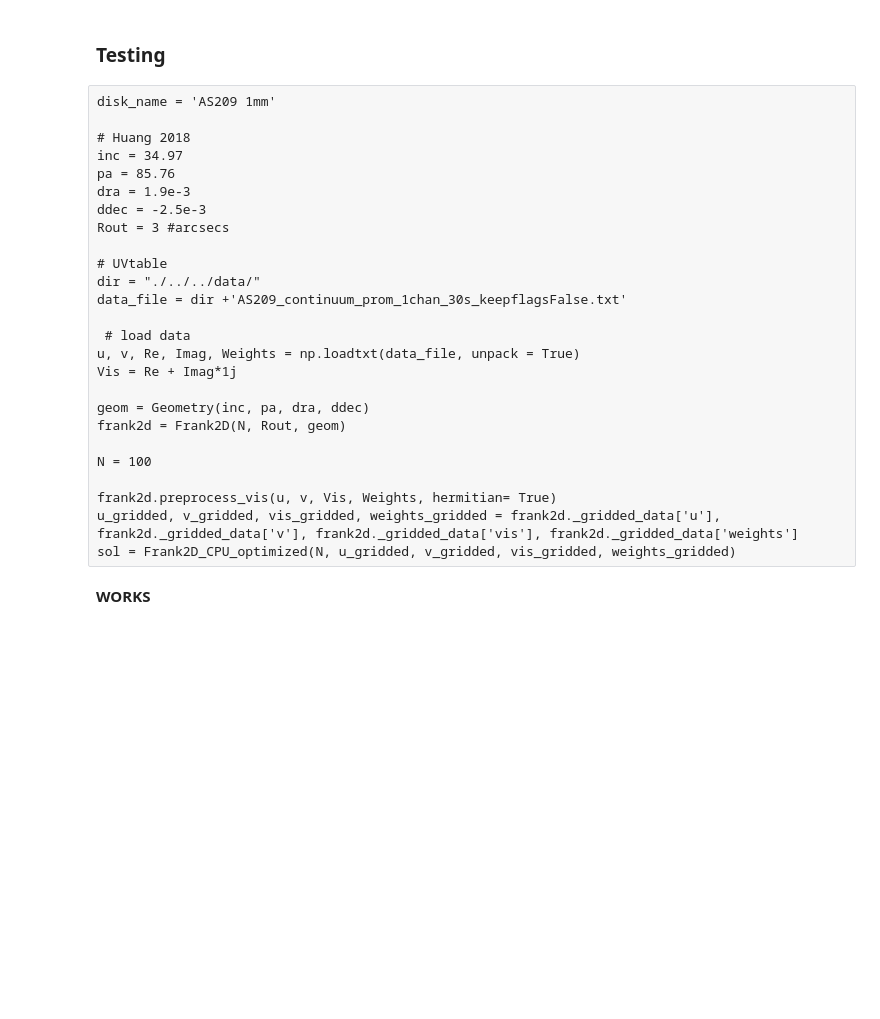
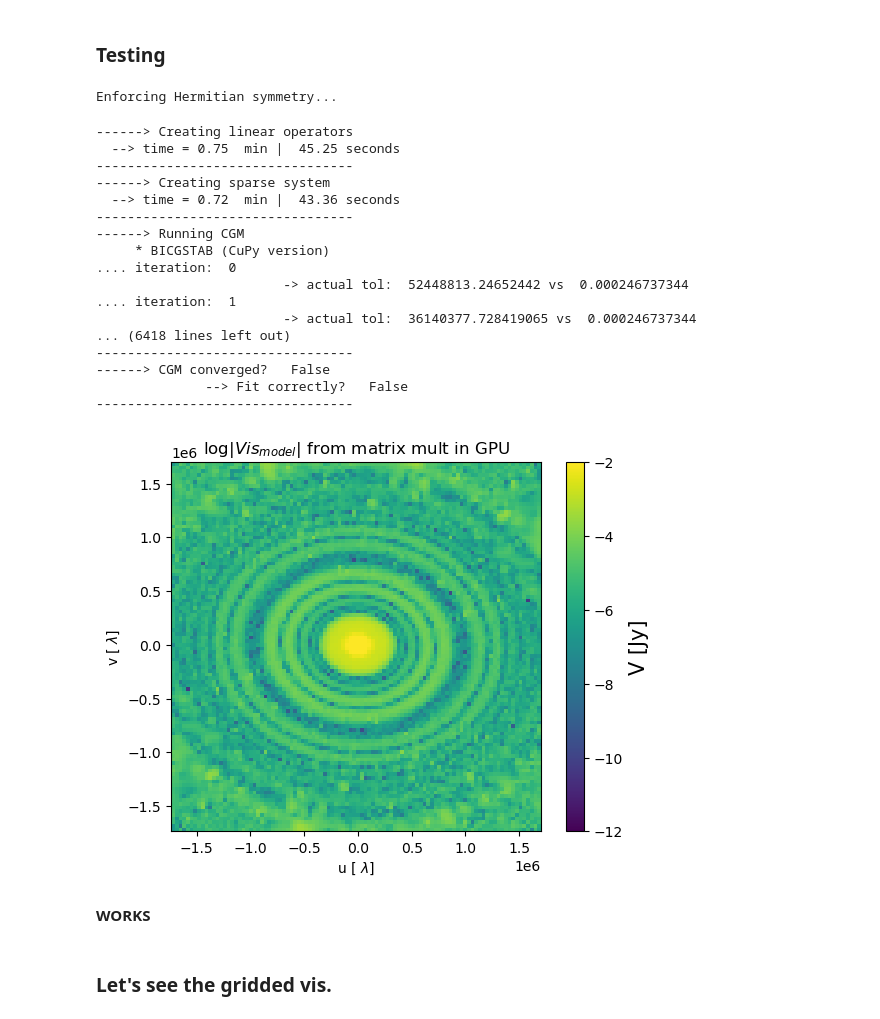
Before and after one commit to mariajmellado/frank2d, a Jupyter notebook: Notebooks/32_May_Frank2D_GPU.ipynb, the cells around one changed output. Cells and saved outputs as stored; diff of their text form; code cells hidden in the pictures; blank space fills up the shorter version.

Commit message:
fix: trying to make the gpu version of BiCGStab work.

```diff
--- a/Notebooks/32_May_Frank2D_GPU.ipynb
+++ b/Notebooks/32_May_Frank2D_GPU.ipynb
@@ -435,31 +487,56 @@ def Frank2D_optimized(N, u_gridded, v_gridded, vis_gridded, weights_gridded, plo
         plt.show()
 # %% [markdown]
 ### Testing
-# %% [raw]
-disk_name = 'AS209 1mm'
-
-# Huang 2018
-inc = 34.97
-pa = 85.76
-dra = 1.9e-3
-ddec = -2.5e-3
-Rout = 3 #arcsecs
-
-# UVtable
-dir = "./../../data/"
-data_file = dir +'AS209_continuum_prom_1chan_30s_keepflagsFalse.txt'
-
- # load data
-u, v, Re, Imag, Weights = np.loadtxt(data_file, unpack = True)
-Vis = Re + Imag*1j
-
-geom = Geometry(inc, pa, dra, ddec)
-frank2d = Frank2D(N, Rout, geom)
-
-N = 100
-
-frank2d.preprocess_vis(u, v, Vis, Weights, hermitian= True)
-u_gridded, v_gridded, vis_gridded, weights_gridded = frank2d._gridded_data['u'], frank2d._gridded_data['v'], frank2d._gridded_data['vis'], frank2d._gridded_data['weights']
-sol = Frank2D_CPU_optimized(N, u_gridded, v_gridded, vis_gridded, weights_gridded)
+# %%
+disk_name = 'AS209 1mm'
+
+# Huang 2018
+inc = 34.97
+pa = 85.76
+dra = 1.9e-3
+ddec = -2.5e-3
+Rout = 3 #arcsecs
+
+# UVtable
+dir = "./../../data/"
+data_file = dir +'AS209_continuum_prom_1chan_30s_keepflagsFalse.txt'
+
+ # load data
+u, v, Re, Imag, Weights = cp.loadtxt(data_file, unpack = True)
+Vis = Re + Imag*1j
+# %%
+N = 100
+# %%
+Geom = Geometry_GPU(inc, pa, dra, ddec)
+Rmax = Rout/rad_to_arcsec
+FT = FourierTransform2D_GPU(Rmax, N, Geom)
+Grid = Gridding_GPU(N, Rmax, FT, Geom)
+# %%
+u_gridded, v_gridded, vis_gridded, weights_gridded = Grid.run(u, v, Vis, Weights)
+# %% [output]
+Enforcing Hermitian symmetry...
+# %%
+sol = Frank2D_GPU_optimized(N, u_gridded, v_gridded, vis_gridded, weights_gridded)
+# %% [output]
+------> Creating linear operators
+  --> time = 0.75  min |  45.25 seconds
+---------------------------------
+------> Creating sparse system
+  --> time = 0.72  min |  43.36 seconds
+---------------------------------
+------> Running CGM
+     * BICGSTAB (CuPy version)
+.... iteration:  0
+                        -> actual tol:  52448813.24652442 vs  0.000246737344
+.... iteration:  1
+                        -> actual tol:  36140377.728419065 vs  0.000246737344
+... (6418 lines left out)
+---------------------------------
+------> CGM converged?   False
+              --> Fit correctly?   False
+---------------------------------
+[figure, added]
 # %% [markdown]
 **WORKS**
+# %% [markdown]
+### Let's see the gridded vis.
```
Also changed, not shown: parts of 9 cells of this notebook, 3 other files.
